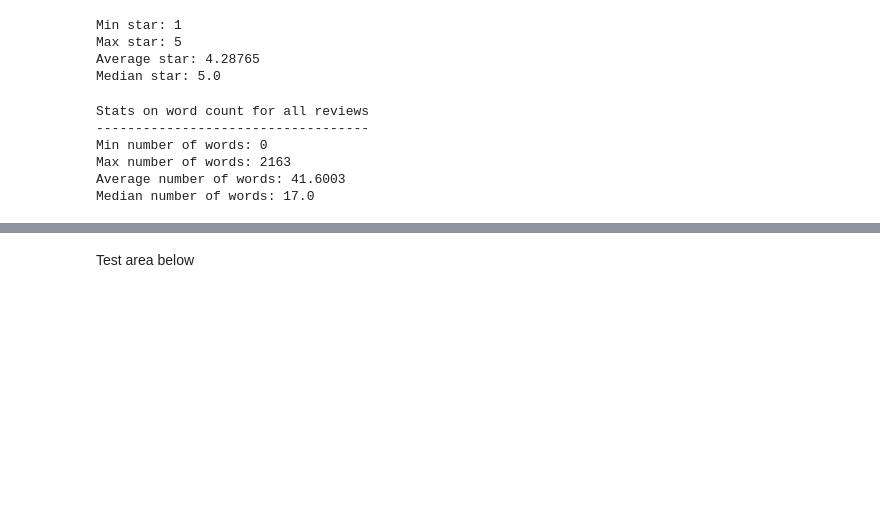
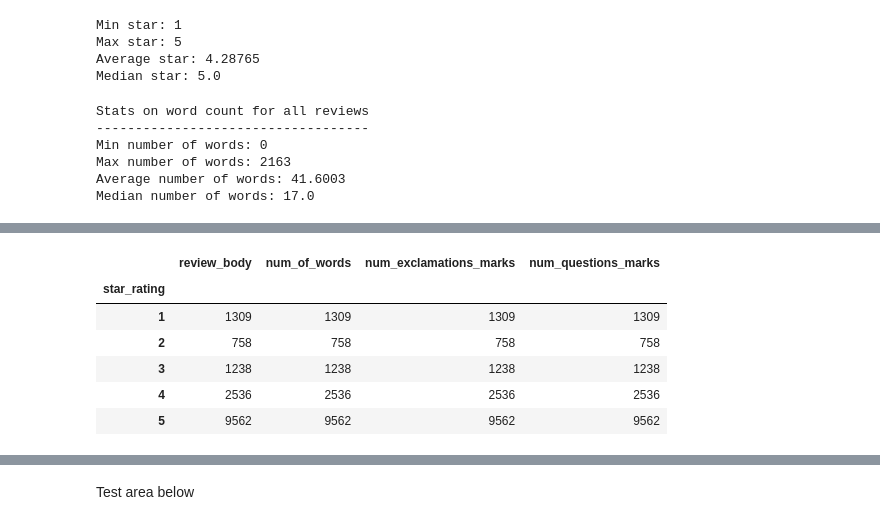
Before and after one commit to wiredmerlin/predicting_star_ratings, a Jupyter notebook: project02.ipynb, the cells around one changed output, grey strips where cells are left out. Saved outputs shown, nothing was run; the diff lists cells and outputs as text; code cells hidden in the pictures; blank space fills up the shorter version.

```diff
--- a/project02.ipynb
+++ b/project02.ipynb
@@ -228,0 +386,12 @@ Median number of words: 13.0
+# %%
+# More than 5 word reviews by Star Rating
+grouped_review_df = mt_five_word_reviews_df.groupby(['star_rating']).count()
+grouped_review_df.head()
+# %% [output]
+|  | review_body | num_of_words | num_exclamations_marks | num_questions_marks |
+| star_rating |  |  |  |  |
+| 1 | 1309 | 1309 | 1309 | 1309 |
+| 2 | 758 | 758 | 758 | 758 |
+| 3 | 1238 | 1238 | 1238 | 1238 |
+| 4 | 2536 | 2536 | 2536 | 2536 |
+| 5 | 9562 | 9562 | 9562 | 9562 |
```
Also changed, not shown: parts of 22 cells of this notebook.
